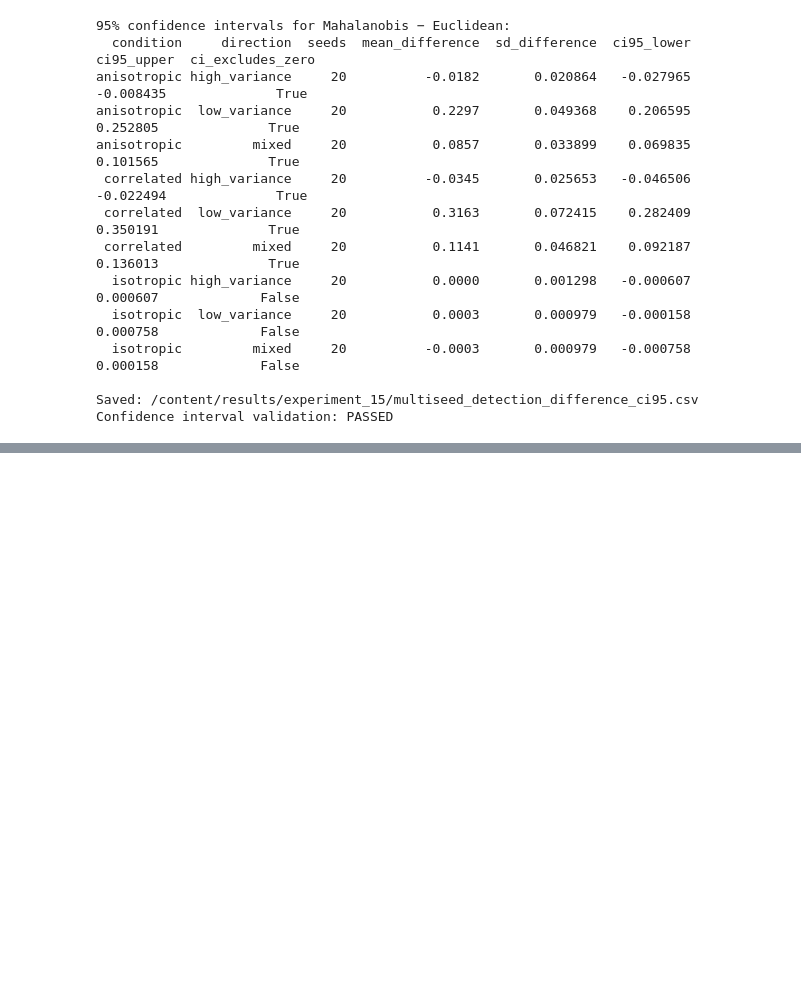
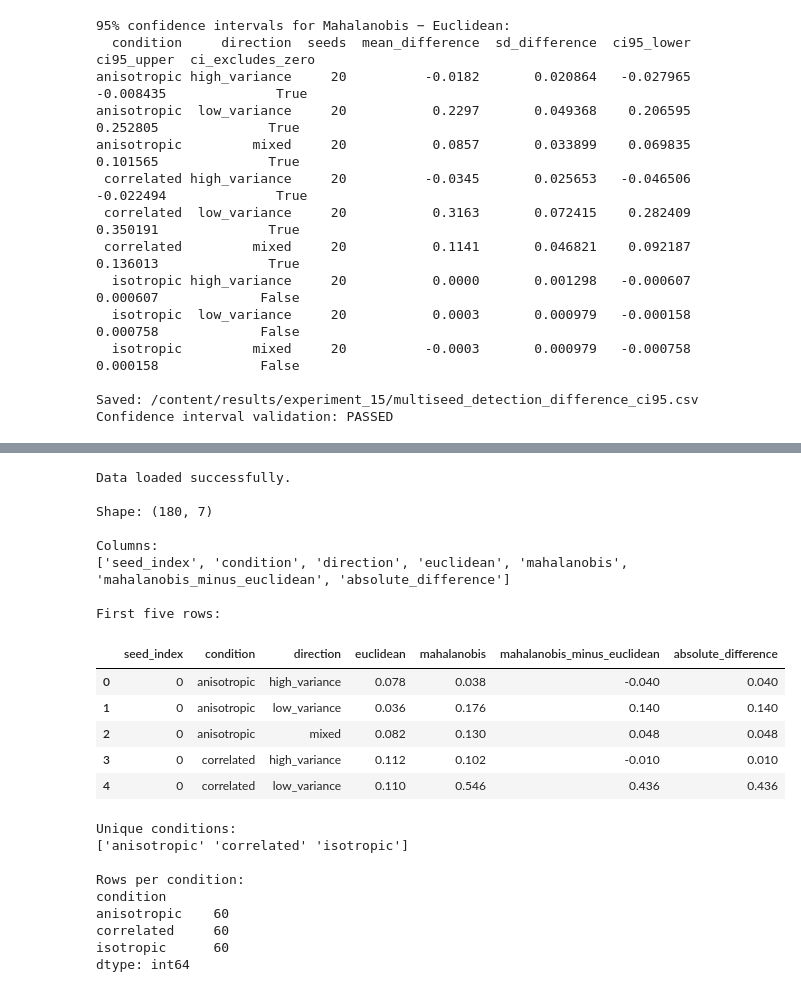
Before and after one commit to 12998951/Real-Time-Embedding-Level-Drift-Detection, a Jupyter notebook: experiments/Experiment_15_Detector_Discrimination_Under_Anisotropic_and_Correlated_Embedding_Distributions.ipynb, the cells around one changed output, grey strips where cells are left out. Saved outputs shown, nothing was run; the diff lists cells and outputs as text; code cells hidden in the pictures; blank space fills up the shorter version.

```diff
--- a/experiments/Experiment_15_Detector_Discrimination_Under_Anisotropic_and_Correlated_Embedding_Distributions.ipynb
+++ b/experiments/Experiment_15_Detector_Discrimination_Under_Anisotropic_and_Correlated_Embedding_Distributions.ipynb
@@ -1889,0 +2461,47 @@ ZIP created: /content/experiment_15_results.zip
+# %%
+import pandas as pd
+from pathlib import Path
+
+OUTPUT_DIR = Path("/content/results/experiment_15")
+
+diff_path = OUTPUT_DIR / "multiseed_detection_rate_differences.csv"
+
+df = pd.read_csv(diff_path)
+
+print("Data loaded successfully.")
+print("\nShape:", df.shape)
+print("\nColumns:")
+print(df.columns.tolist())
+
+print("\nFirst five rows:")
+display(df.head())
+
+print("\nUnique conditions:")
+print(df["condition"].unique())
+
+print("\nRows per condition:")
+print(df.groupby("condition").size())
+# %% [output]
+Data loaded successfully.
+
+Shape: (180, 7)
+
+Columns:
+['seed_index', 'condition', 'direction', 'euclidean', 'mahalanobis', 'mahalanobis_minus_euclidean', 'absolute_difference']
+
+First five rows:
+|  | seed_index | condition | direction | euclidean | mahalanobis | mahalanobis_minus_euclidean | absolute_difference |
+| 0 | 0 | anisotropic | high_variance | 0.078 | 0.038 | -0.040 | 0.040 |
+| 1 | 0 | anisotropic | low_variance | 0.036 | 0.176 | 0.140 | 0.140 |
+| 2 | 0 | anisotropic | mixed | 0.082 | 0.130 | 0.048 | 0.048 |
+| 3 | 0 | correlated | high_variance | 0.112 | 0.102 | -0.010 | 0.010 |
+| 4 | 0 | correlated | low_variance | 0.110 | 0.546 | 0.436 | 0.436 |
+Unique conditions:
+['anisotropic' 'correlated' 'isotropic']
+
+Rows per condition:
+condition
+anisotropic    60
+correlated     60
+isotropic      60
+dtype: int64
```
Also changed, not shown: parts of 13 cells of this notebook.
